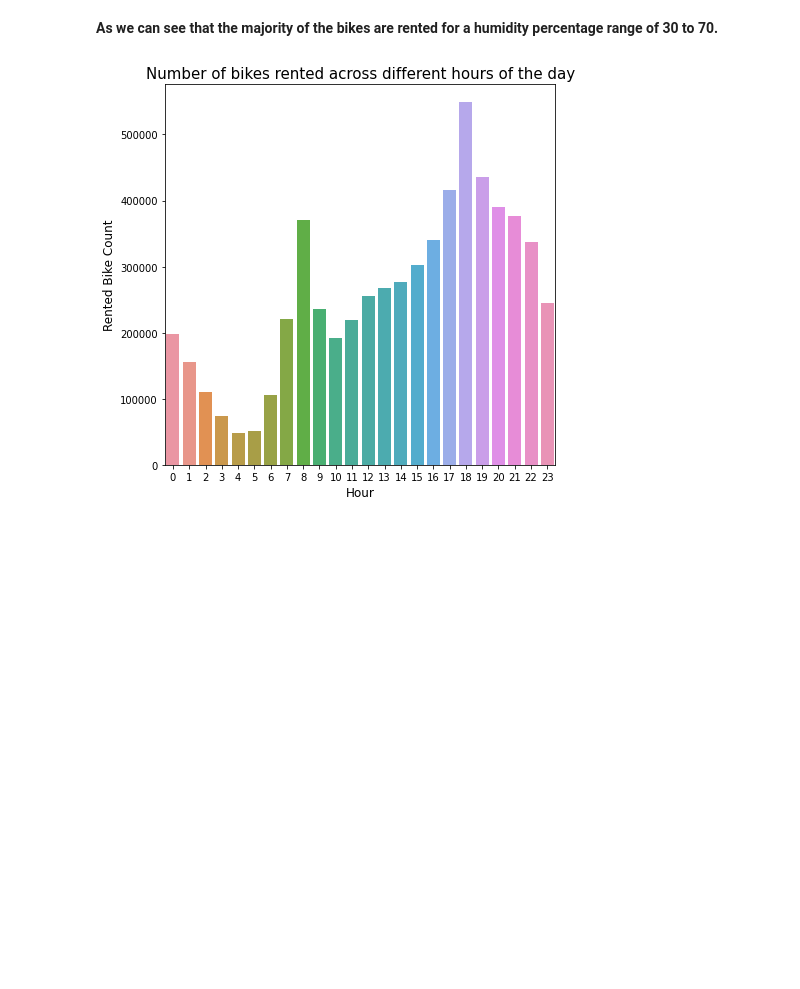
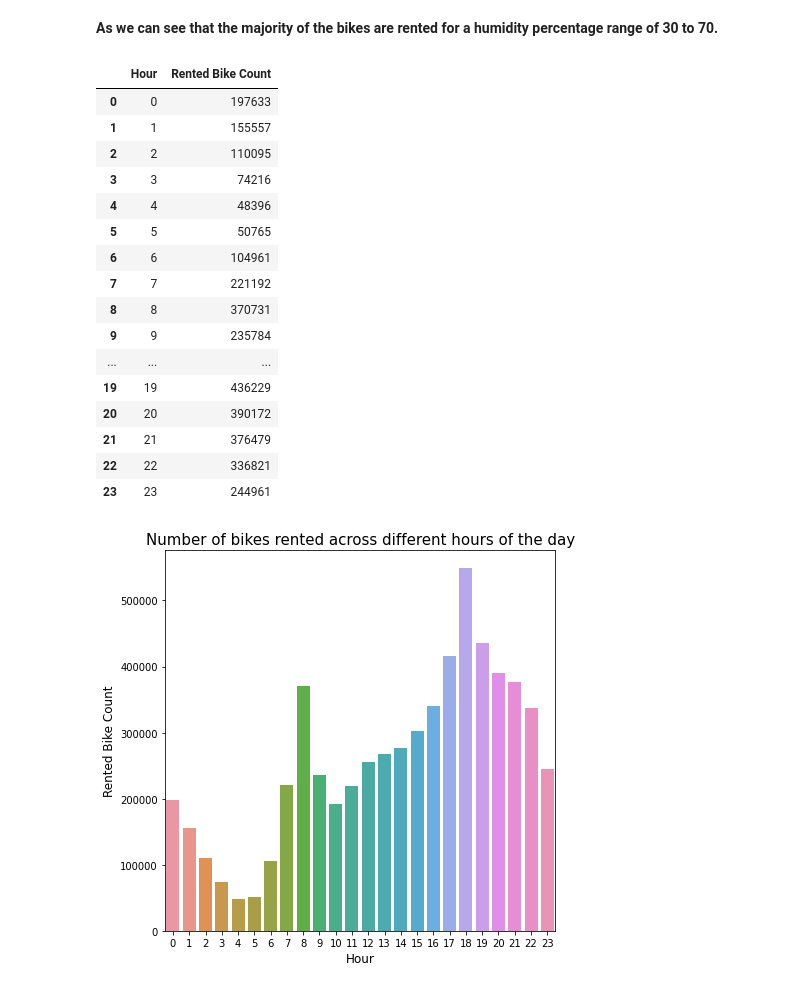
Before and after one commit to Syed-Adnan-S/Bike-Sharing-Demand-Prediction-Capstone-Project, a Jupyter notebook: Bike_Sharing_Demand_Prediction_Capstone_Project_Syed_Adnan_S.ipynb, the cells around one changed output. Drawn from its saved outputs; the diff is of its cells as text; code cells hidden in the pictures; blank space fills up the shorter version.

```diff
--- a/Bike_Sharing_Demand_Prediction_Capstone_Project_Syed_Adnan_S.ipynb
+++ b/Bike_Sharing_Demand_Prediction_Capstone_Project_Syed_Adnan_S.ipynb
@@ -339,7 +343,26 @@ plt.show()
 <b>As we can see that the majority of the bikes are rented for a humidity percentage range of 30 to 70.</b>
 # %%
 #Creating a dataframe to analyse the number of bikes rented for different hours of the day
-hour_df = bike_sharing_df.groupby("Hour")['Rented Bike Count'].sum().reset_index()
+hour_df = create_df_analysis("Hour")
+hour_df
+# %% [output]
+|  | Hour | Rented Bike Count |
+| 0 | 0 | 197633 |
+| 1 | 1 | 155557 |
+| 2 | 2 | 110095 |
+| 3 | 3 | 74216 |
+| 4 | 4 | 48396 |
+| 5 | 5 | 50765 |
+| 6 | 6 | 104961 |
+| 7 | 7 | 221192 |
+| 8 | 8 | 370731 |
+| 9 | 9 | 235784 |
+| ... | ... | ... |
+| 19 | 19 | 436229 |
+| 20 | 20 | 390172 |
+| 21 | 21 | 376479 |
+| 22 | 22 | 336821 |
+| 23 | 23 | 244961 |
 # %%
 #Creating a visualisation for different hours of the day
 plt.figure(figsize=(7,7))
```
Also changed, not shown: parts of 35 cells of this notebook.
